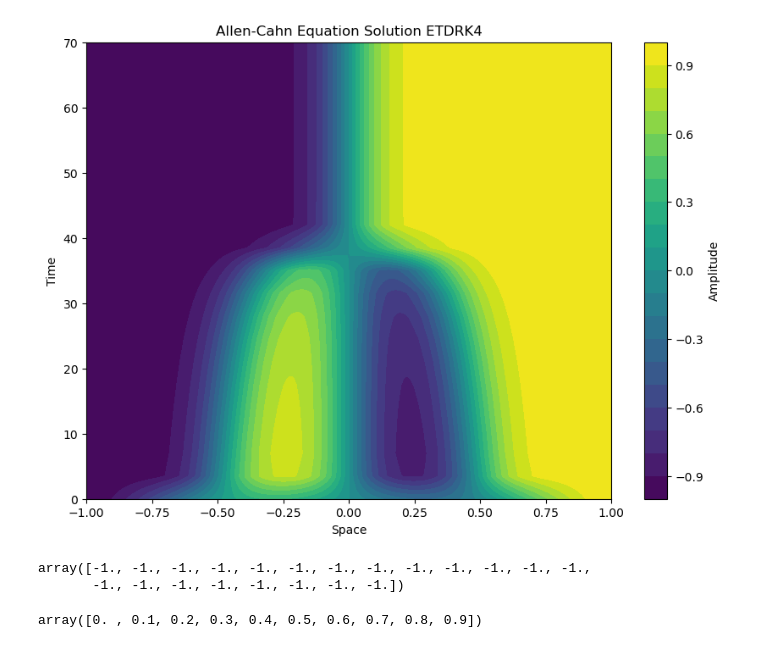
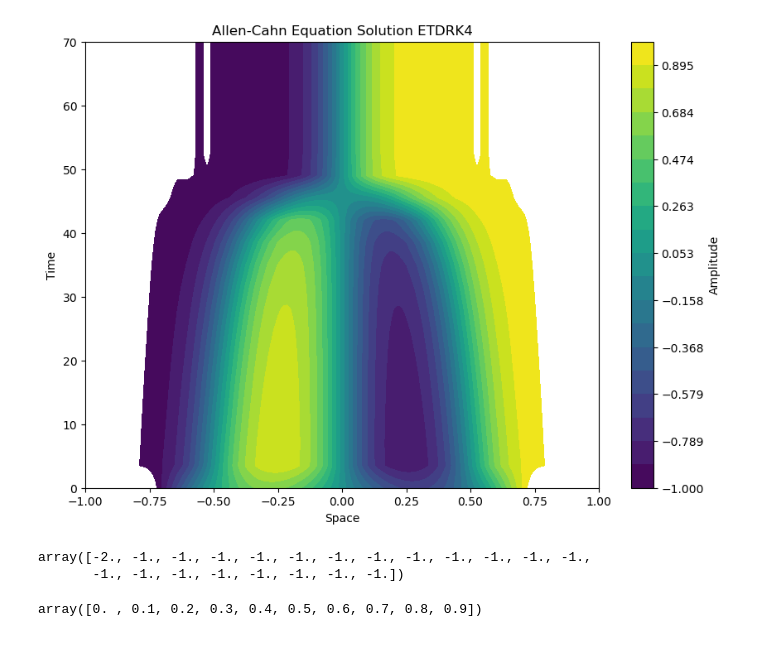
Before and after one commit to Gaffeyh/Research_Project, a Jupyter notebook: ETD_FDM/ETD_FDM.ipynb, the cells around one changed output. Cells and saved outputs as stored; diff of their text form; code cells hidden in the pictures.

```diff
--- a/ETD_FDM/ETD_FDM.ipynb
+++ b/ETD_FDM/ETD_FDM.ipynb
@@ -8,6 +8,8 @@ import time
 import scipy.sparse as sp
 # %%
 time_start = time.time()
+debug = False
+
 
 ##FDM quantities
 ##Discretise space:
@@ -15,9 +17,9 @@ N = 256
 x = np.linspace(-1,1,N)
 dx = x[1] - x[0]
 ##set initial conditions
-u = 0.53*x + 0.47*np.sin(-1.5*np.pi*x)
-u[0] = -1
-u[-1] = 1
+u = 2*(0.53*x + 0.47*np.sin(-1.5*np.pi*x))
+u[0] = -2
+u[-1] = 2
 ## Differentiation matrix plus identity:
 D = sp.diags([1,-2,1],[-1,0,1],shape=(N,N)).toarray()/(dx**2)
 I = np.eye(N)
@@ -74,21 +76,37 @@ for n in range(1, nmax + 1):
     t = n * h
 
     Nu = u-u**3
+    if debug:
+        print("BC equals: at u", u[0], u[-1])
+
+    Nu[-1] = Nu[0] = 0
+
     a  = E2 @ u + Q @ Nu
     Na = a-a**3
+
+    Na[-1] = Na[0] = 0
+
+
+
+    if debug:
+        print("BC equals: at a", a[0], a[-1])
 
     b  = E2 @ u + Q @ Na
     Nb = b-b**3
 
+    Nb[-1] = Nb[0] = 0
+
     c  = E2 @ a + Q @ (2*Nb - Nu)
     Nc = c-c**3
+
+    Nc[-1] = Nc[0] = 0
 
     u = E @ u + f1 @ Nu + 2*f2 @ (Na + Nb) + f3 @ Nc
 
     if n % nplt == 0:
         #print("Saving at t = ", t)
-        u[0] = -1
-        u[-1] = 1
+        #u[0] = -1
+        #u[-1] = 1
         uu = np.hstack((uu, u.reshape(-1, 1)))
         tt = np.append(tt, t)
 
@@ -100,25 +173,25 @@ ETD_AC execution time: 1.0774509906768799 seconds
 # %%
 # Plot results using a contour plot
 fig, ax = plt.subplots(figsize=(10, 7))
 X, T = np.meshgrid(x, tt, indexing='ij')  # Ensure consistent indexing
-contour = ax.contourf(X,T, uu[:,:], cmap=cm.viridis, levels=np.linspace(-1,1,21))  # Swap X and T to match uu's shape
+contour = ax.contourf(X,T, uu[:,:], cmap=cm.viridis, levels=np.linspace(-1,1,20))  # Swap X and T to match uu's shape
 
 # Add a colorbar
 cbar = plt.colorbar(contour, ax=ax)
 cbar.set_label('Amplitude')
 
 # Set labels and title
 ax.set_xlabel('Space')
 ax.set_ylabel('Time')
 ax.set_title('Allen-Cahn Equation Solution ETDRK4')
 
 plt.show()
 # %% [output]
-[figure, old version]
+[figure, new version]
 # %%
 uu[0,:]
 # %% [output]
-array([-1., -1., -1., -1., -1., -1., -1., -1., -1., -1., -1., -1., -1.,
+array([-2., -1., -1., -1., -1., -1., -1., -1., -1., -1., -1., -1., -1.,
        -1., -1., -1., -1., -1., -1., -1., -1.])
 # %%
 ##Making the KS equation ETDFDM
```
Also changed, not shown: parts of 5 cells of this notebook.
